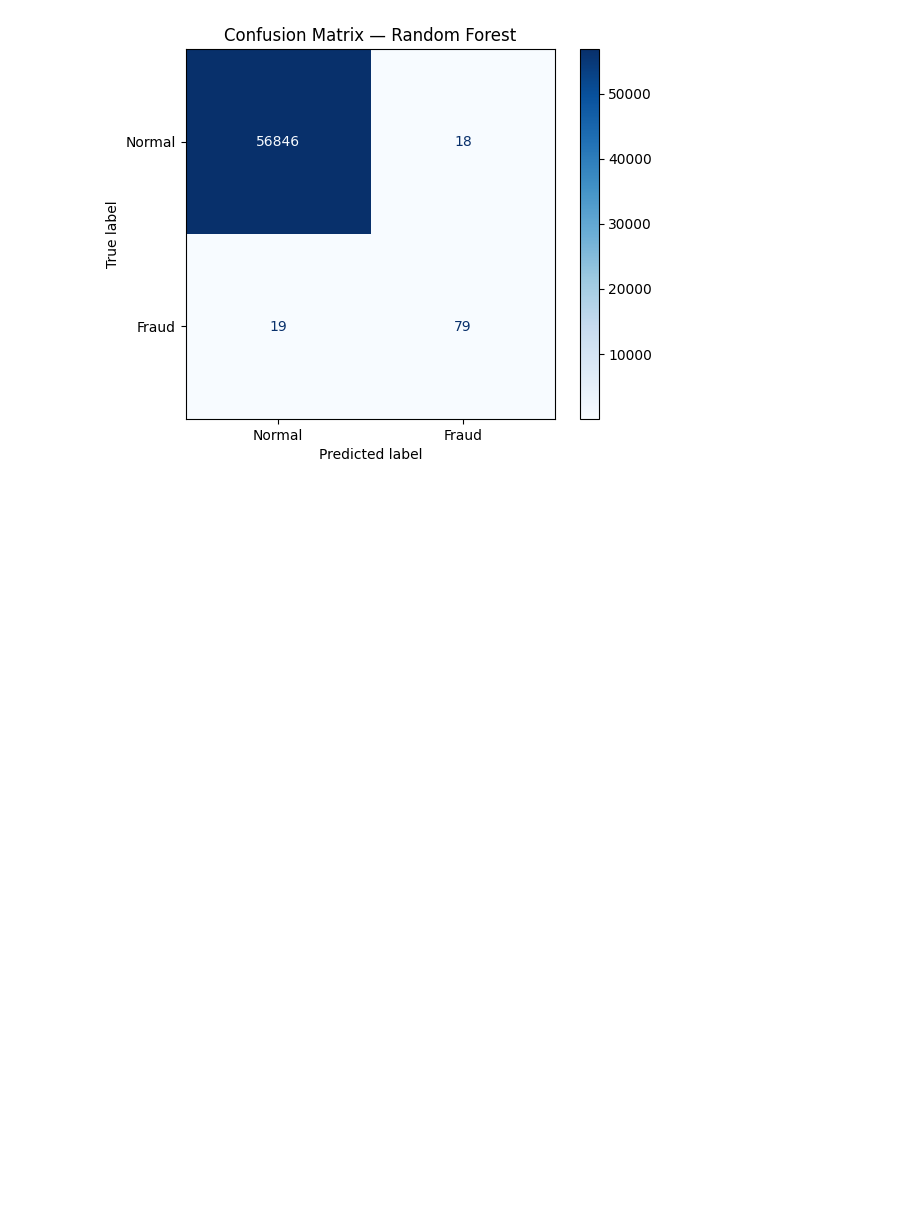
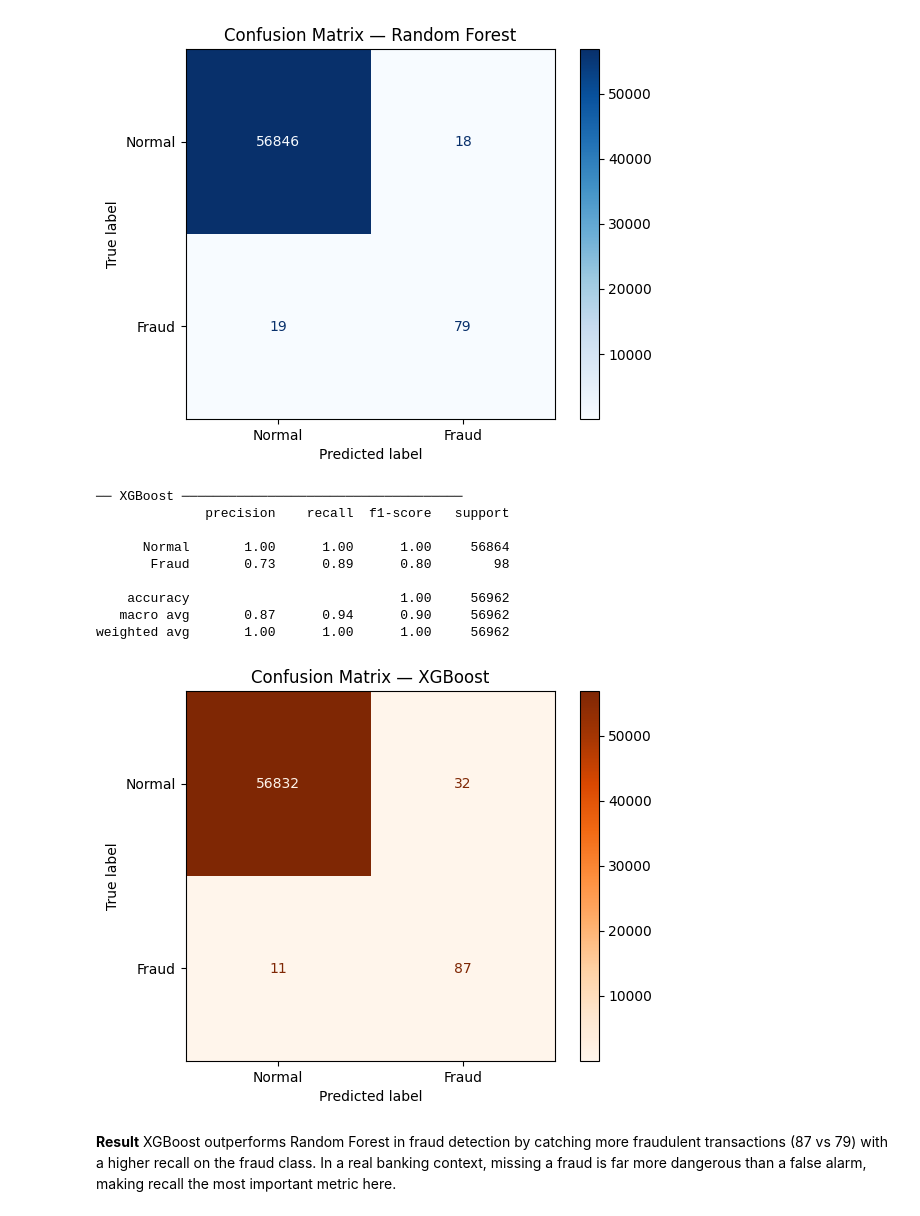
Before and after one commit to yusuf-codes10/touir-youcef-abderahim-ml-automal-homework, a Jupyter notebook: machine_learning.ipynb, the cells around one changed output. Cells and saved outputs as stored; diff of their text form; code cells hidden in the pictures; blank space fills up the shorter version.

Commit message:
Interpreting the results for the project 2

```diff
--- a/machine_learning.ipynb
+++ b/machine_learning.ipynb
@@ -408,3 +408,39 @@ plt.show()
    macro avg       0.91      0.90      0.90     56962
 weighted avg       1.00      1.00      1.00     56962
 [figure]
+# %%
+#  PROJECT 2 : Classification — XGBoost
+from xgboost import XGBClassifier
+
+# 1. Train XGBoost
+xgb = XGBClassifier(n_estimators=100, random_state=42,
+                     eval_metric='logloss', n_jobs=-1)
+xgb.fit(X_train_sm, y_train_sm)
+
+# 2. Predict
+y_pred_xgb = xgb.predict(X_test)
+
+# 3. Evaluation
+print("── XGBoost ────────────────────────────────────")
+print(classification_report(y_test, y_pred_xgb, target_names=['Normal', 'Fraud']))
+
+# 4. Confusion Matrix
+cm_xgb = confusion_matrix(y_test, y_pred_xgb)
+disp_xgb = ConfusionMatrixDisplay(confusion_matrix=cm_xgb, display_labels=['Normal', 'Fraud'])
+disp_xgb.plot(cmap='Oranges')
+plt.title('Confusion Matrix — XGBoost')
+plt.show()
+# %% [output]
+── XGBoost ────────────────────────────────────
+              precision    recall  f1-score   support
+
+      Normal       1.00      1.00      1.00     56864
+       Fraud       0.73      0.89      0.80        98
+
+    accuracy                           1.00     56962
+   macro avg       0.87      0.94      0.90     56962
+weighted avg       1.00      1.00      1.00     56962
+[figure, added]
+# %% [markdown]
+**Result**
+XGBoost outperforms Random Forest in fraud detection by catching more fraudulent transactions (87 vs 79) with a higher recall on the fraud class. In a real banking context, missing a fraud is far more dangerous than a false alarm, making recall the most important metric here.
```
